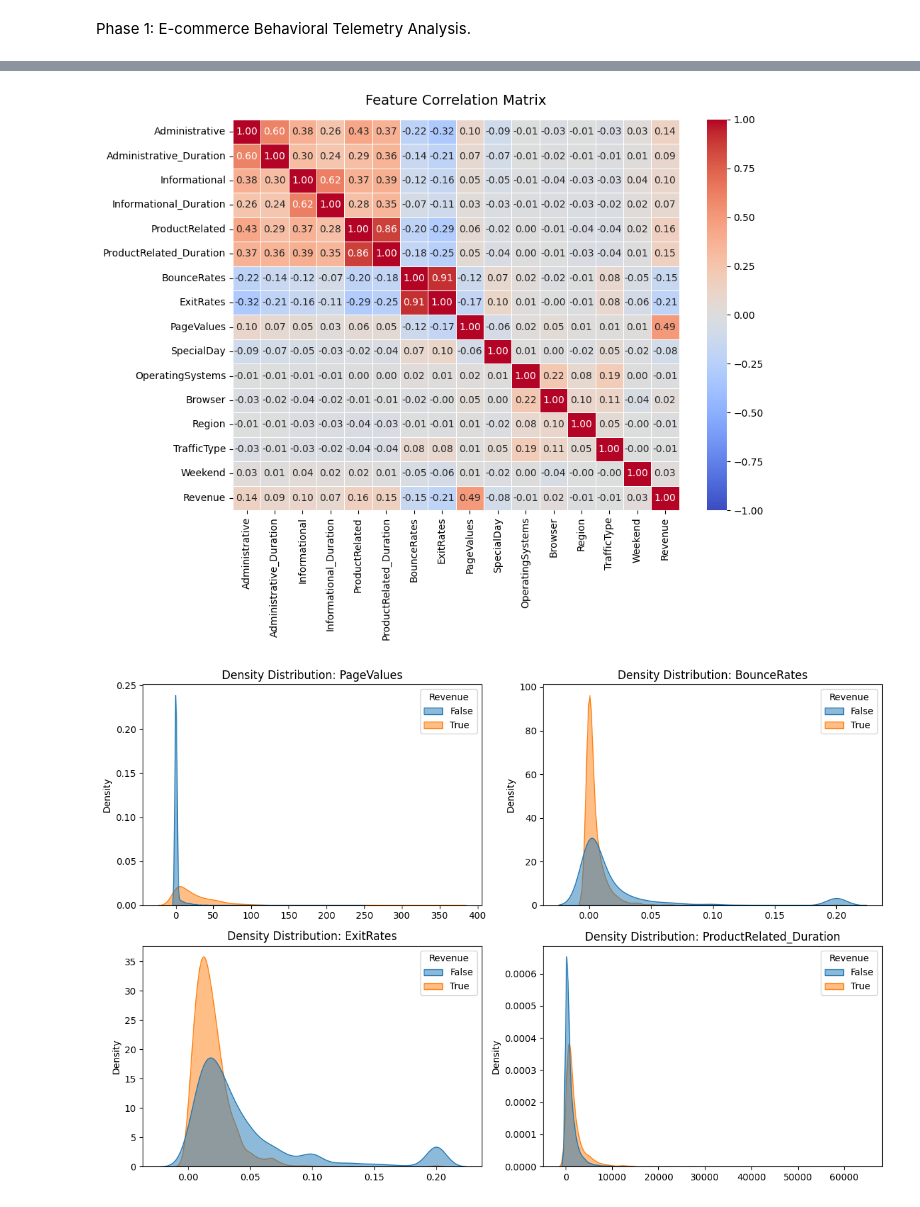
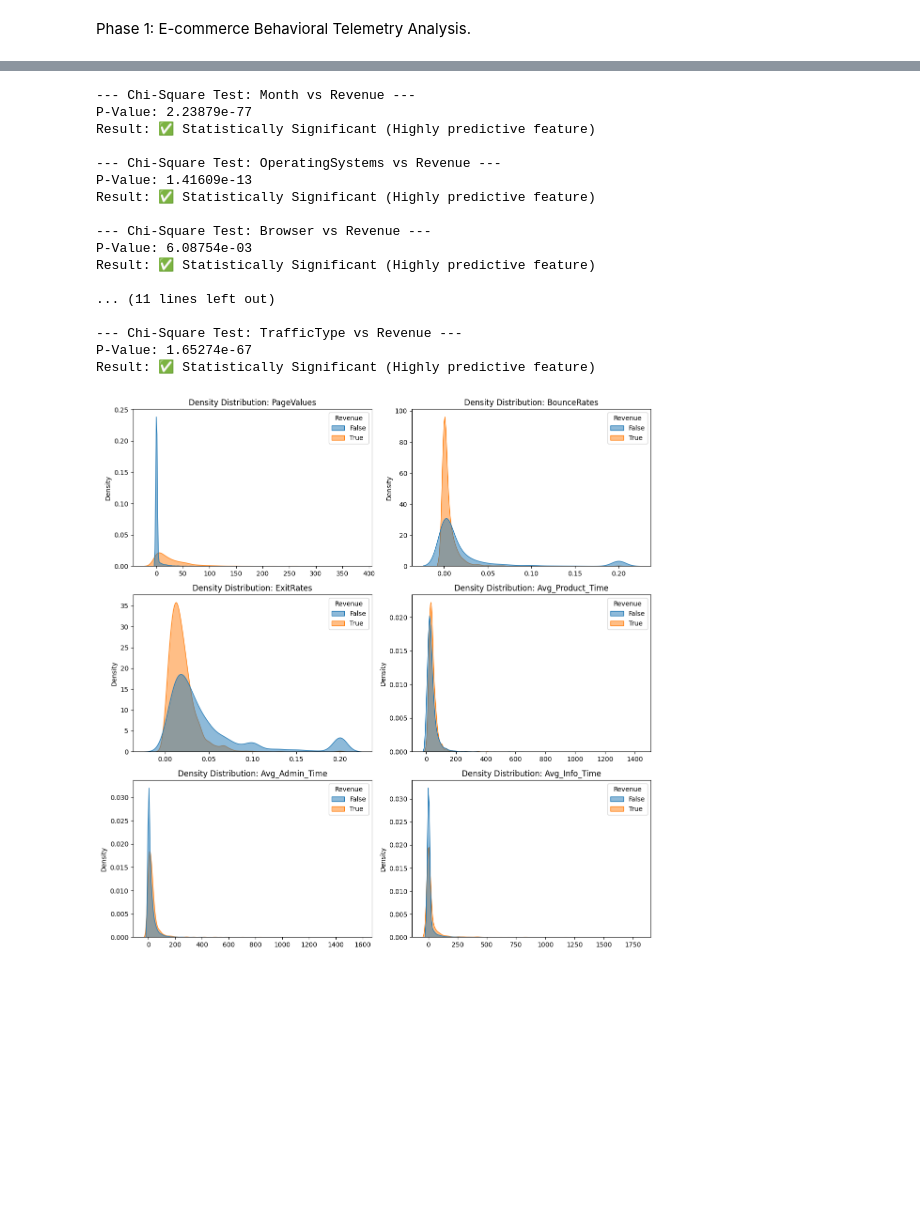
Before and after one commit to amarsidahmed4-afk/realtime-ecommerce-intent-engine, a Jupyter notebook: notebooks/01_exploratory.ipynb, the cells around one changed output, grey strips where cells are left out. Drawn from its saved outputs; the diff is of its cells as text; code cells hidden in the pictures; blank space fills up the shorter version.

```diff
--- a/notebooks/01_exploratory.ipynb
+++ b/notebooks/01_exploratory.ipynb
@@ -43,0 +39,11 @@ df.head()
+# %%
+# --- ENGINEER CUSTOMER JOURNEY KPIs ---
+# We calculate average time spent per page type to gauge the depth of the user's session.
+# Using .replace(0, 1) safely prevents ZeroDivisionError on users who didn't visit those pages.
+
+df['Avg_Product_Time'] = df['ProductRelated_Duration'] / df['ProductRelated'].replace(0, 1)
+df['Avg_Admin_Time'] = df['Administrative_Duration'] / df['Administrative'].replace(0, 1)
+df['Avg_Info_Time'] = df['Informational_Duration'] / df['Informational'].replace(0, 1)
+
+print("✅ Engineered Session Intent Metrics Successfully.")
+display(df[['Avg_Product_Time', 'Avg_Admin_Time', 'Avg_Info_Time']].describe())
@@ -44,10 +95,48 @@ df.head()
+# %%
+# --- STATISTICAL SIGNIFICANCE TESTING ---
+from scipy.stats import chi2_contingency
+
+def test_categorical_significance(dataframe, category_col, target_col='Revenue'):
+    """Runs a Chi-Square test against the target conversion variable."""
+    contingency_table = pd.crosstab(dataframe[category_col], dataframe[target_col])
+    chi2, p_value, dof, expected = chi2_contingency(contingency_table)
+
+    print(f"--- Chi-Square Test: {category_col} vs {target_col} ---")
+    print(f"P-Value: {p_value:.5e}")
+    if p_value < 0.05:
+        print("Result: ✅ Statistically Significant (Highly predictive feature)\n")
+    else:
+        print("Result: ⚠️ Not Significant (Feature might be noise)\n")
+
+# Test our primary top-of-funnel traffic identifiers
+test_categorical_significance(df, 'Month')
+test_categorical_significance(df, 'OperatingSystems')
+test_categorical_significance(df, 'Browser')
+test_categorical_significance(df, 'Region')
+test_categorical_significance(df, 'VisitorType')
+test_categorical_significance(df, 'Weekend')
+test_categorical_significance(df, 'TrafficType')
+# %% [output]
+--- Chi-Square Test: Month vs Revenue ---
+P-Value: 2.23879e-77
+Result: ✅ Statistically Significant (Highly predictive feature)
+
+--- Chi-Square Test: OperatingSystems vs Revenue ---
+P-Value: 1.41609e-13
+Result: ✅ Statistically Significant (Highly predictive feature)
+
+--- Chi-Square Test: Browser vs Revenue ---
+P-Value: 6.08754e-03
+Result: ✅ Statistically Significant (Highly predictive feature)
+
+... (11 lines left out)
+
+--- Chi-Square Test: TrafficType vs Revenue ---
+P-Value: 1.65274e-67
+Result: ✅ Statistically Significant (Highly predictive feature)
 # %%
-# 1. Plot the correlation matrix
-plot_correlation_matrix(df)
-
-# 2. Plot the density curves for our key metrics
-key_metrics = ['PageValues', 'BounceRates', 'ExitRates', 'ProductRelated_Duration']
+# Plot the density curves for our key metrics
+key_metrics = ['PageValues', 'BounceRates', 'ExitRates', 'Avg_Product_Time', 'Avg_Admin_Time', 'Avg_Info_Time']
 plot_feature_densities(df, features=key_metrics)
 # %% [output]
-[figure, old version]
+[figure, new version]
-[figure, removed]
```
Also changed, not shown: parts of 4 cells of this notebook, 3 other files.
